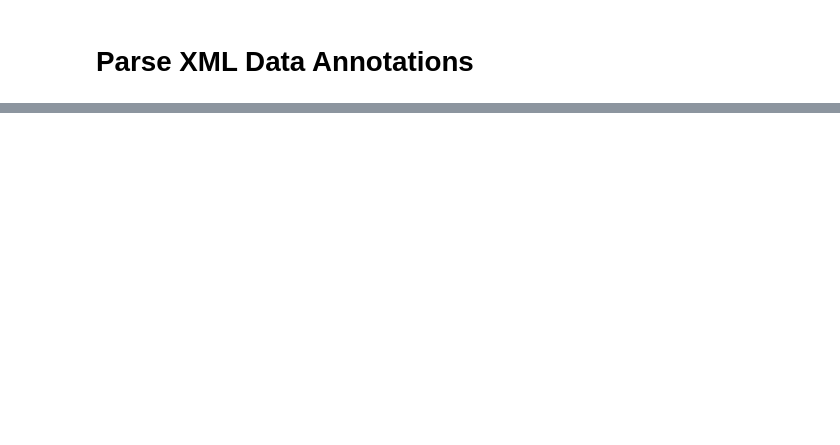
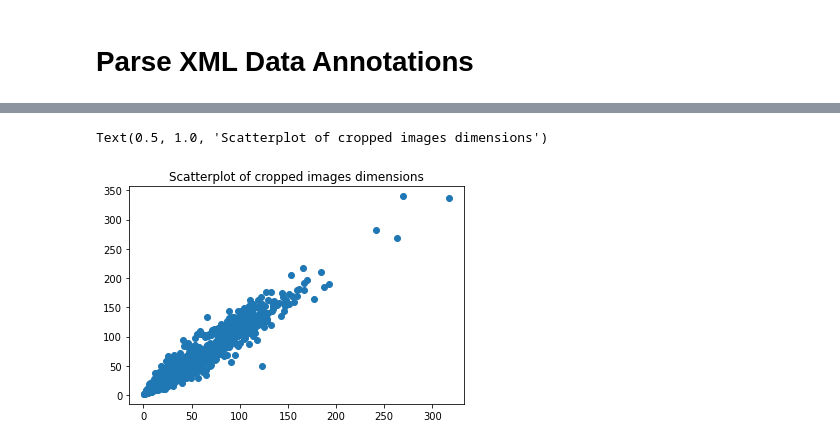
Before and after one commit to sysung/w207-final-project, a Jupyter notebook: eda.ipynb, the cells around one changed output, grey strips where cells are left out. Saved outputs shown, nothing was run; the diff lists cells and outputs as text; code cells hidden in the pictures; blank space fills up the shorter version.

```diff
--- a/eda.ipynb
+++ b/eda.ipynb
@@ -88,0 +118,9 @@ annotations = get_all_annotations_from_xml(annotations_dir)
+# %%
+annotations["x"] = annotations["xmax"] - annotations["xmin"]
+annotations["y"] = annotations["ymax"] - annotations["ymin"]
+# %%
+plt.scatter(x=annotations["x"], y=annotations["y"])
+plt.title("Scatterplot of cropped images dimensions")
+# %% [output]
+Text(0.5, 1.0, 'Scatterplot of cropped images dimensions')
+[figure, added]
```
Also changed, not shown: parts of 6 cells of this notebook.
